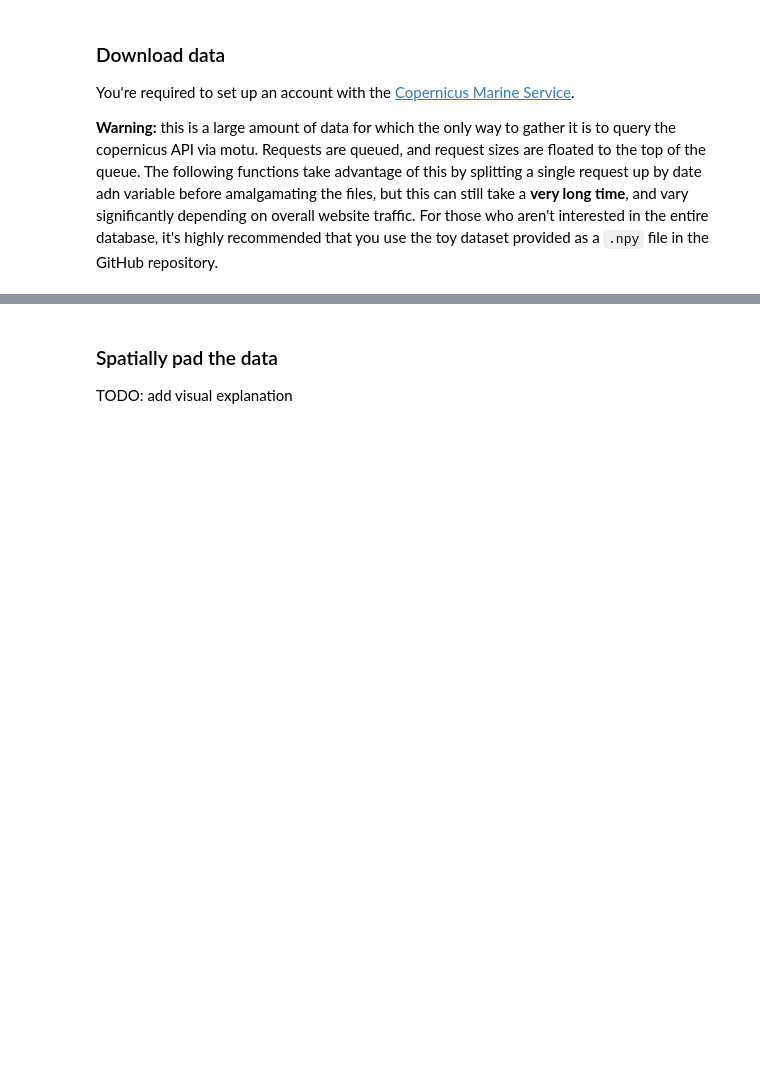
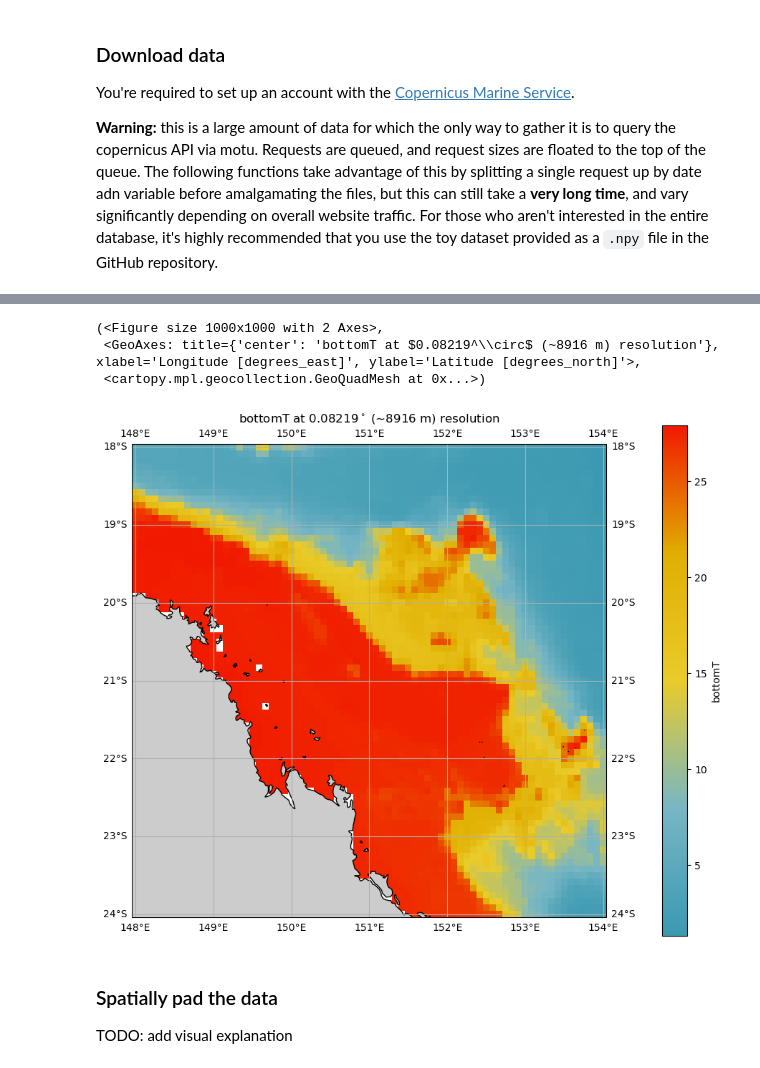
Before and after one commit to orlando-code/coralshift, a Jupyter notebook: notebooks/dataloading.ipynb, the cells around one changed output, grey strips where cells are left out. Drawn from its saved outputs; the diff is of its cells as text; code cells hidden in the pictures; blank space fills up the shorter version.

```diff
--- a/notebooks/dataloading.ipynb
+++ b/notebooks/dataloading.ipynb
@@ -999,3 +1128,10 @@ OSError: no files to open
+# %%
+spatial_plots.plot_spatial(xa.open_dataset(directories.get_monthly_cmems_dir() / "Great_Barrier_Reef_C/cmems_gopr_monthly_B.nc")["bottomT"].isel(time=0))
+# %% [output]
+(<Figure size 1000x1000 with 2 Axes>,
+ <GeoAxes: title={'center': 'bottomT at $0.08219^\\circ$ (~8916 m) resolution'}, xlabel='Longitude [degrees_east]', ylabel='Latitude [degrees_north]'>,
+ <cartopy.mpl.geocollection.GeoQuadMesh at 0x...>)
+[figure, added]
 # %%
 # download daily data
 xa_cmems_daily, cmems_daily_path = climate_data.download_reanalysis(download_dir=directories.get_daily_cmems_dir(),
```
Also changed, not shown: parts of 4 cells of this notebook, 2 other files.
